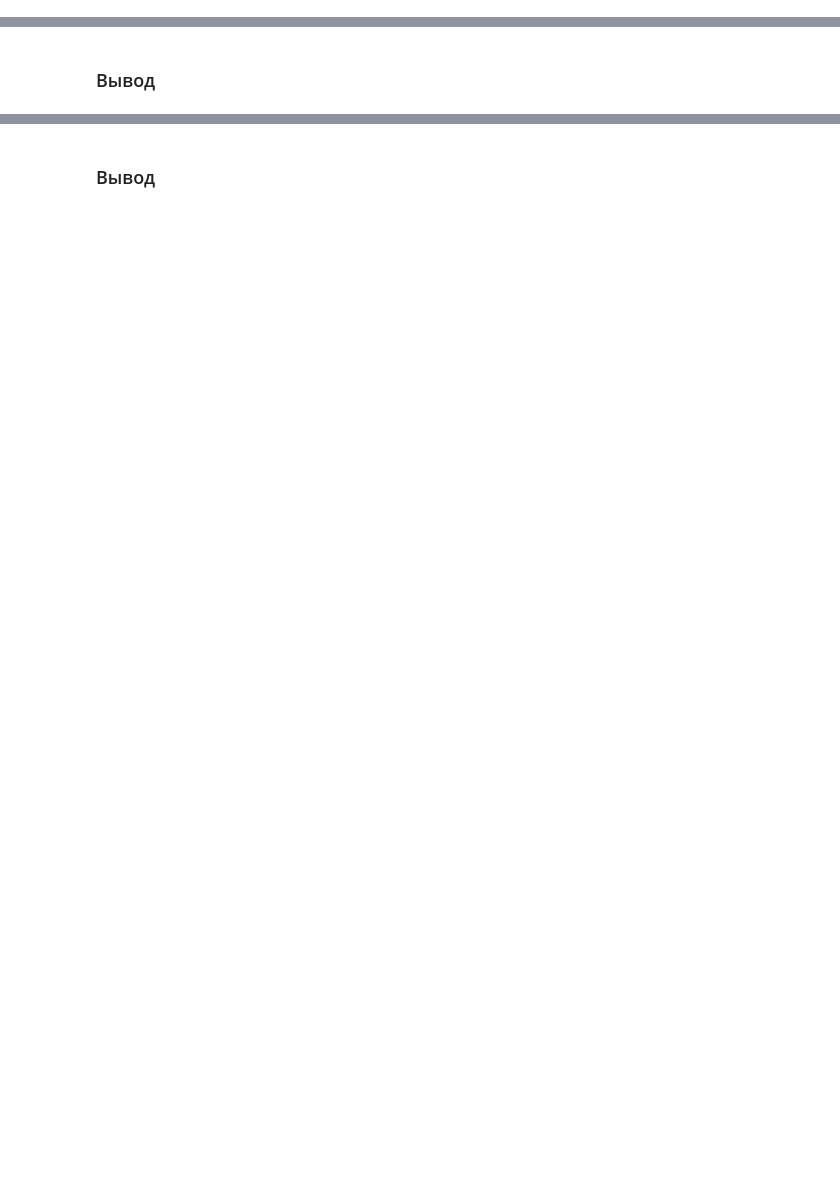
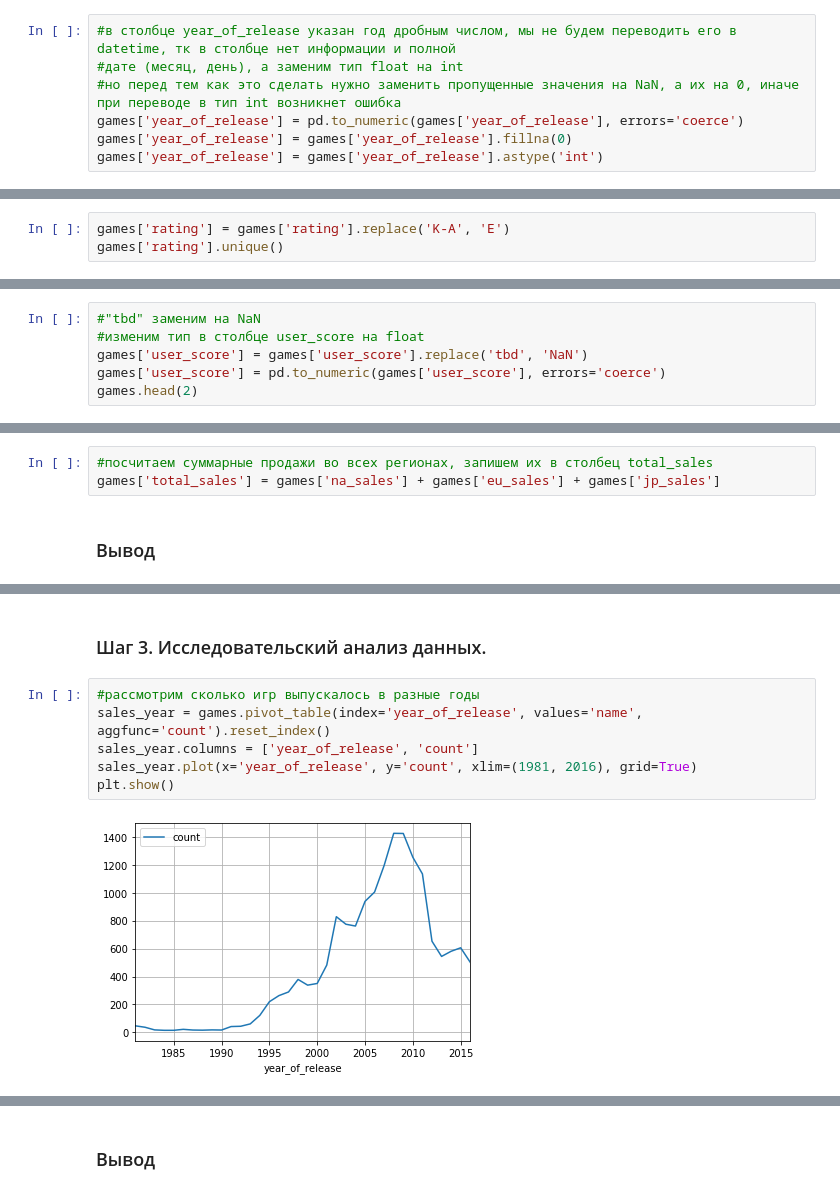
Before and after one commit to nyalekseevna/yandex_praktikum_projects, a Jupyter notebook: game_platform_EDA/game_platform_EDA.ipynb, the cells around one changed output, grey strips where cells are left out. Drawn from its saved outputs; the diff is of its cells as text; blank space fills up the shorter version.

```diff
--- a/game_platform_EDA/game_platform_EDA.ipynb
+++ b/game_platform_EDA/game_platform_EDA.ipynb
@@ -143,0 +91,7 @@ Name: kitchen_area, dtype: float64
+# %%
+#в столбце year_of_release указан год дробным числом, мы не будем переводить его в datetime, тк в столбце нет информации и полной
+#дате (месяц, день), а заменим тип float на int
+#но перед тем как это сделать нужно заменить пропущенные значения на NaN, а их на 0, иначе при переводе в тип int возникнет ошибка
+games['year_of_release'] = pd.to_numeric(games['year_of_release'], errors='coerce')
+games['year_of_release'] = games['year_of_release'].fillna(0)
+games['year_of_release'] = games['year_of_release'].astype('int')
@@ -143,0 +109,3 @@ Name: kitchen_area, dtype: float64
+# %%
+games['rating'] = games['rating'].replace('K-A', 'E')
+games['rating'].unique()
@@ -143,0 +117,6 @@ Name: kitchen_area, dtype: float64
+# %%
+#"tbd" заменим на NaN
+#изменим тип в столбце user_score на float
+games['user_score'] = games['user_score'].replace('tbd', 'NaN')
+games['user_score'] = pd.to_numeric(games['user_score'], errors='coerce')
+games.head(2)
@@ -144,2 +157,5 @@ Name: kitchen_area, dtype: float64
+# %%
+#посчитаем суммарные продажи во всех регионах, запишем их в столбец total_sales
+games['total_sales'] = games['na_sales'] + games['eu_sales'] + games['jp_sales']
 # %% [markdown]
 ### Вывод
@@ -555,0 +168,10 @@ Peterburg_state_day.corr()
+# %% [markdown]
+### Шаг 3. Исследовательский анализ данных.<a id="step3">
+# %%
+#рассмотрим сколько игр выпускалось в разные годы
+sales_year = games.pivot_table(index='year_of_release', values='name', aggfunc='count').reset_index()
+sales_year.columns = ['year_of_release', 'count']
+sales_year.plot(x='year_of_release', y='count', xlim=(1981, 2016), grid=True)
+plt.show()
+# %% [output]
+[figure, added]
```
Also changed, not shown: parts of 169 cells of this notebook.
